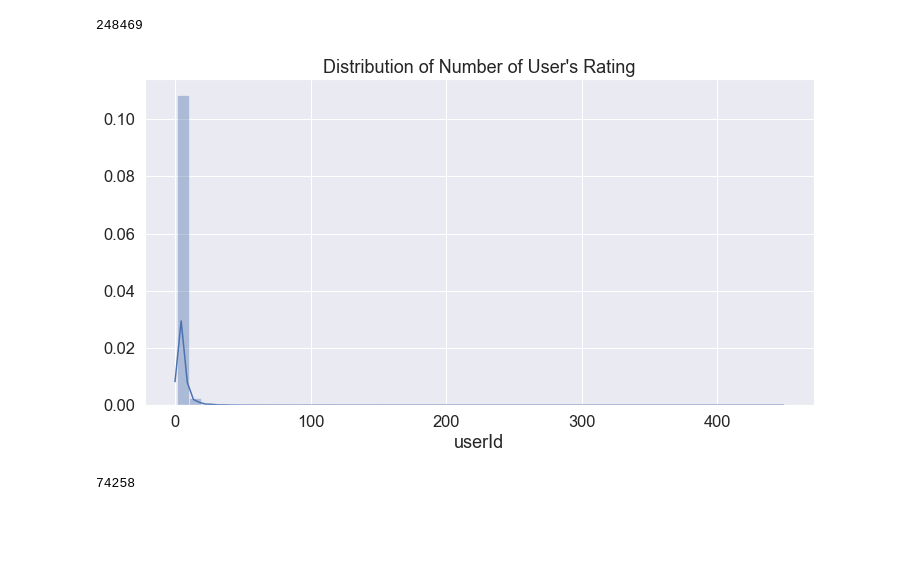
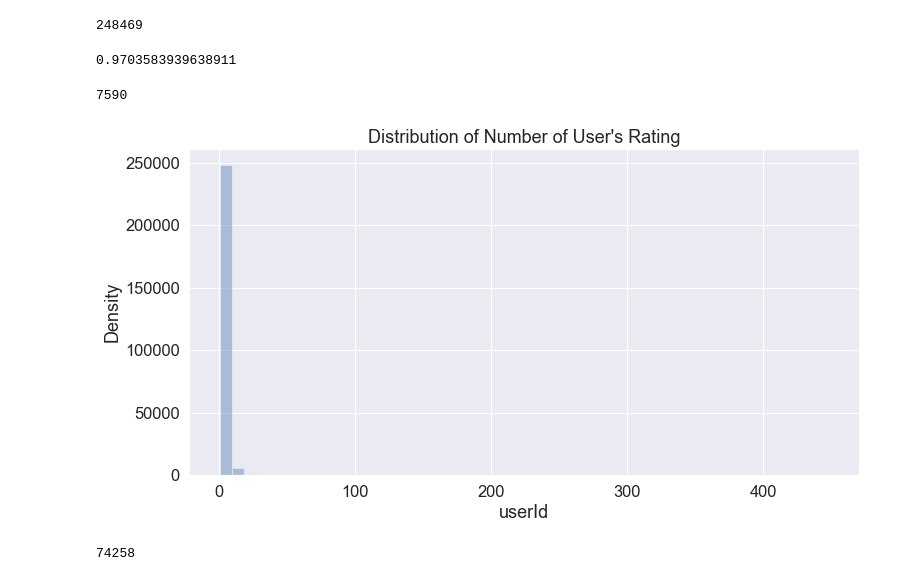
Before and after one commit to unit-00/amazon_fine_food, a Jupyter notebook: model/prototype.ipynb, the cells around one changed output. Cells and saved outputs as stored; diff of their text form; code cells hidden in the pictures; blank space fills up the shorter version.

Commit message:
Change graph to add clarity, add y axis label for graphs

```diff
--- a/model/prototype.ipynb
+++ b/model/prototype.ipynb
@@ -101,12 +101,21 @@ user_review_counts = matrix['userId'].value_counts().sort_values(ascending=False
 (user_review_counts < 10).sum()
 # %% [output]
 248469
+# %%
+248469/user_review_counts.shape[0]
+# %% [output]
+0.9703583939638911
+# %%
+(user_review_counts >= 10).sum()
+# %% [output]
+7590
 # %%
-sns.distplot(user_review_counts)
-plt.title('Distribution of Number of User\'s Rating');
+sns.distplot(user_review_counts, kde=False)
+plt.title('Distribution of Number of User\'s Rating')
+plt.ylabel('Density');
 plt.savefig('n_user_ratings.jpg')
 # %% [output]
-[figure, old version]
+[figure, new version]
 # %%
 matrix['itemId'].nunique()
 # %% [output]
```
Also changed, not shown: parts of 2 cells of this notebook, 3 other files.
